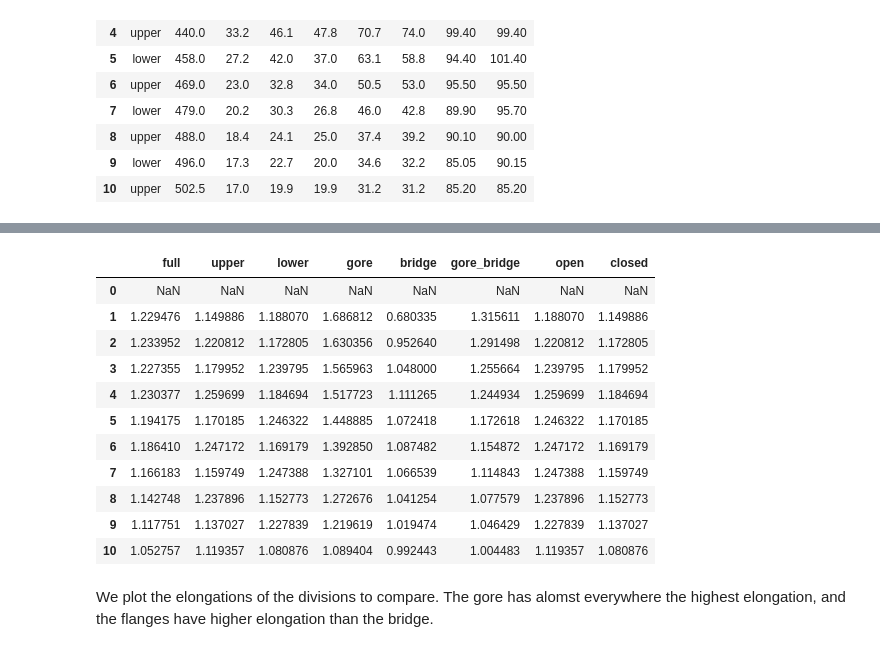
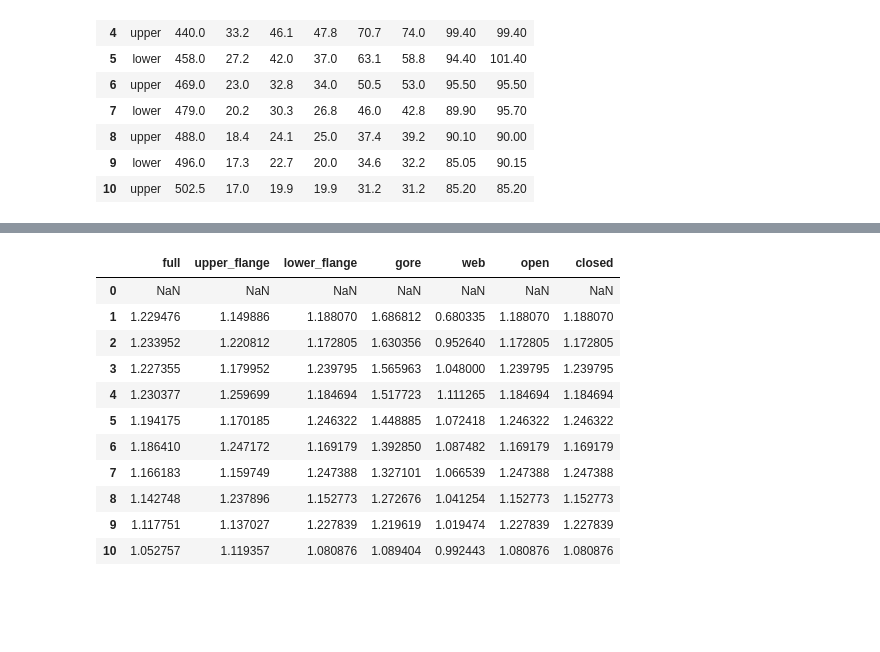
Before and after one commit to pyroll-project/pyroll-examples, a Jupyter notebook: H_Profiles_Neumann.ipynb, the cells around one changed output, grey strips where cells are left out. Saved outputs shown, nothing was run; the diff lists cells and outputs as text; code cells hidden in the pictures; blank space fills up the shorter version.

```diff
--- a/H_Profiles_Neumann.ipynb
+++ b/H_Profiles_Neumann.ipynb
@@ -68,24 +68,23 @@ Define a class cutting the beam cross-section into devisions by the method of Ne
 class NeumannDivision:
     def __init__(self, beam: HBeam):
         self.full = beam.cross_section
-
-        # cut the upper and lower flanges by height of the bridge
-        self.upper = shapely.clip_by_rect(self.full, -np.inf, beam.s / 2, np.inf, np.inf)
-        self.lower = shapely.clip_by_rect(self.full, -np.inf, -np.inf, np.inf, -beam.s / 2)
-
-        # create the inclined line that seperate bridge and gores
+        self.upper_flange = shapely.clip_by_rect(self.full, -np.inf, beam.s / 2, np.inf, np.inf)
+        self.lower_flange = shapely.clip_by_rect(self.full, -np.inf, -np.inf, np.inf, -beam.s / 2)
         left_split_line = sg.LineString([beam.coordinates[4], beam.coordinates[9]])
         right_split_line = sg.LineString([beam.coordinates[3], beam.coordinates[10]])
 
-        # cut the bridge by its height and split by the lines
-        bridge = shapely.clip_by_rect(self.full, -np.inf, -beam.s / 2, np.inf, beam.s / 2)
-        left_gore, bridge = shapely.ops.split(bridge, left_split_line).geoms
-        bridge, right_gore = shapely.ops.split(bridge, right_split_line).geoms
+        if not self.upper_flange.is_empty and not self.lower_flange.is_empty:
+            web = shapely.clip_by_rect(self.full, -np.inf, -beam.s / 2, np.inf, beam.s / 2)
+            left_gore, web = shapely.ops.split(web, left_split_line).geoms
+            web, right_gore = shapely.ops.split(web, right_split_line).geoms
 
-        self.gore = shapely.unary_union([left_gore, right_gore])
-        self.bridge = bridge
+            self.gore = shapely.unary_union([left_gore, right_gore])
+            self.web = web
+        else:
+            self.gore = sg.Polygon()
+            self.web = self.full
 
-        self.parts = [self.upper, self.lower, self.bridge, self.gore]
+        self.parts = [self.upper_flange, self.lower_flange, self.web, self.gore]
         self.part_areas = np.array([p.area for p in self.parts])
 # %%
 division = NeumannDivision(beam)
@@ -130,13 +119,12 @@ Create a pandas data frame with the cross-section areas of the full beam and its
 # %%
 areas = pd.DataFrame([dict(
     full=d.full.area,
-    upper=d.upper.area,
-    lower=d.lower.area,
+    upper_flange=d.upper_flange.area,
+    lower_flange=d.lower_flange.area,
     gore=d.gore.area,
-    bridge=d.bridge.area,
-    gore_bridge=d.gore.area + d.bridge.area,
+    web=d.web.area,
 ) for d in divisions])
-areas["open"] = areas.upper.where(calibration.open == "upper", areas.lower)
-areas["closed"] = areas.upper.where(calibration.open == "lower", areas.lower)
+areas["open"] = areas.upper_flange.where(calibration.open == "upper_flange", areas.lower_flange)
+areas["closed"] = areas.upper_flange.where(calibration.open == "lower_flange", areas.lower_flange)
 areas
 # %% [output]
@@ -157,21 +143,19 @@ Calculating the elongations in the passes by a rolling window operation. First r
 # %%
 elongations = areas.rolling(2).apply(lambda pair: pair.iloc[0] / pair.iloc[1])
-elongations["open"] = elongations.upper.where(calibration.open == "upper", elongations.lower)
-elongations["closed"] = elongations.upper.where(calibration.open == "lower", elongations.lower)
+elongations["open"] = elongations.upper_flange.where(calibration.open == "upper_flange", elongations.lower_flange)
+elongations["closed"] = elongations.upper_flange.where(calibration.open == "lower_flange", elongations.lower_flange)
 elongations
 # %% [output]
-|  | full | upper | lower | gore | bridge | gore_bridge | open | closed |
-| 0 | NaN | NaN | NaN | NaN | NaN | NaN | NaN | NaN |
-| 1 | 1.229476 | 1.149886 | 1.188070 | 1.686812 | 0.680335 | 1.315611 | 1.188070 | 1.149886 |
-| 2 | 1.233952 | 1.220812 | 1.172805 | 1.630356 | 0.952640 | 1.291498 | 1.220812 | 1.172805 |
-| 3 | 1.227355 | 1.179952 | 1.239795 | 1.565963 | 1.048000 | 1.255664 | 1.239795 | 1.179952 |
-| 4 | 1.230377 | 1.259699 | 1.184694 | 1.517723 | 1.111265 | 1.244934 | 1.259699 | 1.184694 |
-| 5 | 1.194175 | 1.170185 | 1.246322 | 1.448885 | 1.072418 | 1.172618 | 1.246322 | 1.170185 |
-| 6 | 1.186410 | 1.247172 | 1.169179 | 1.392850 | 1.087482 | 1.154872 | 1.247172 | 1.169179 |
-| 7 | 1.166183 | 1.159749 | 1.247388 | 1.327101 | 1.066539 | 1.114843 | 1.247388 | 1.159749 |
-| 8 | 1.142748 | 1.237896 | 1.152773 | 1.272676 | 1.041254 | 1.077579 | 1.237896 | 1.152773 |
-| 9 | 1.117751 | 1.137027 | 1.227839 | 1.219619 | 1.019474 | 1.046429 | 1.227839 | 1.137027 |
-| 10 | 1.052757 | 1.119357 | 1.080876 | 1.089404 | 0.992443 | 1.004483 | 1.119357 | 1.080876 |
+|  | full | upper_flange | lower_flange | gore | web | open | closed |
+| 0 | NaN | NaN | NaN | NaN | NaN | NaN | NaN |
+| 1 | 1.229476 | 1.149886 | 1.188070 | 1.686812 | 0.680335 | 1.188070 | 1.188070 |
+| 2 | 1.233952 | 1.220812 | 1.172805 | 1.630356 | 0.952640 | 1.172805 | 1.172805 |
+| 3 | 1.227355 | 1.179952 | 1.239795 | 1.565963 | 1.048000 | 1.239795 | 1.239795 |
+| 4 | 1.230377 | 1.259699 | 1.184694 | 1.517723 | 1.111265 | 1.184694 | 1.184694 |
+| 5 | 1.194175 | 1.170185 | 1.246322 | 1.448885 | 1.072418 | 1.246322 | 1.246322 |
+| 6 | 1.186410 | 1.247172 | 1.169179 | 1.392850 | 1.087482 | 1.169179 | 1.169179 |
+| 7 | 1.166183 | 1.159749 | 1.247388 | 1.327101 | 1.066539 | 1.247388 | 1.247388 |
+| 8 | 1.142748 | 1.237896 | 1.152773 | 1.272676 | 1.041254 | 1.152773 | 1.152773 |
+| 9 | 1.117751 | 1.137027 | 1.227839 | 1.219619 | 1.019474 | 1.227839 | 1.227839 |
+| 10 | 1.052757 | 1.119357 | 1.080876 | 1.089404 | 0.992443 | 1.080876 | 1.080876 |
-# %% [markdown]
-We plot the elongations of the divisions to compare. The gore has alomst everywhere the highest elongation, and the flanges have higher elongation than the bridge.
 # %%
```
Also changed, not shown: parts of 24 cells of this notebook.
